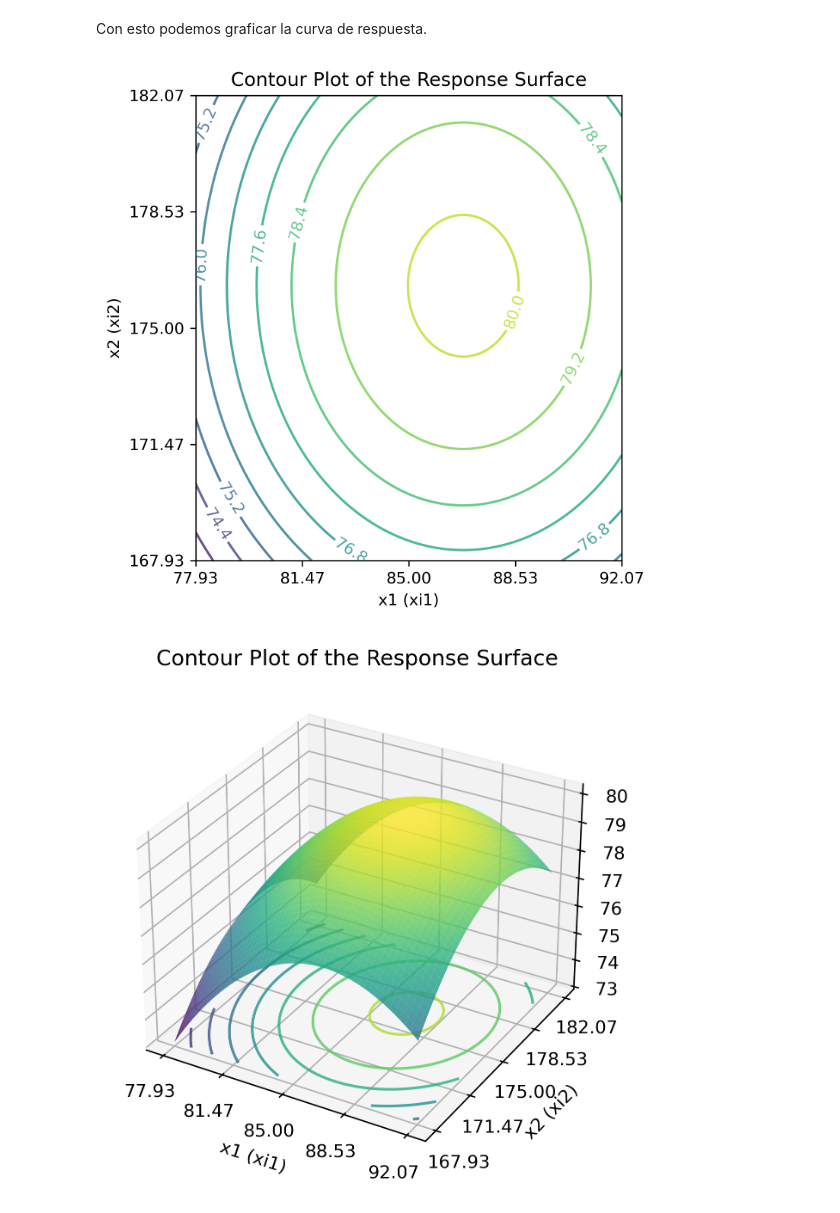
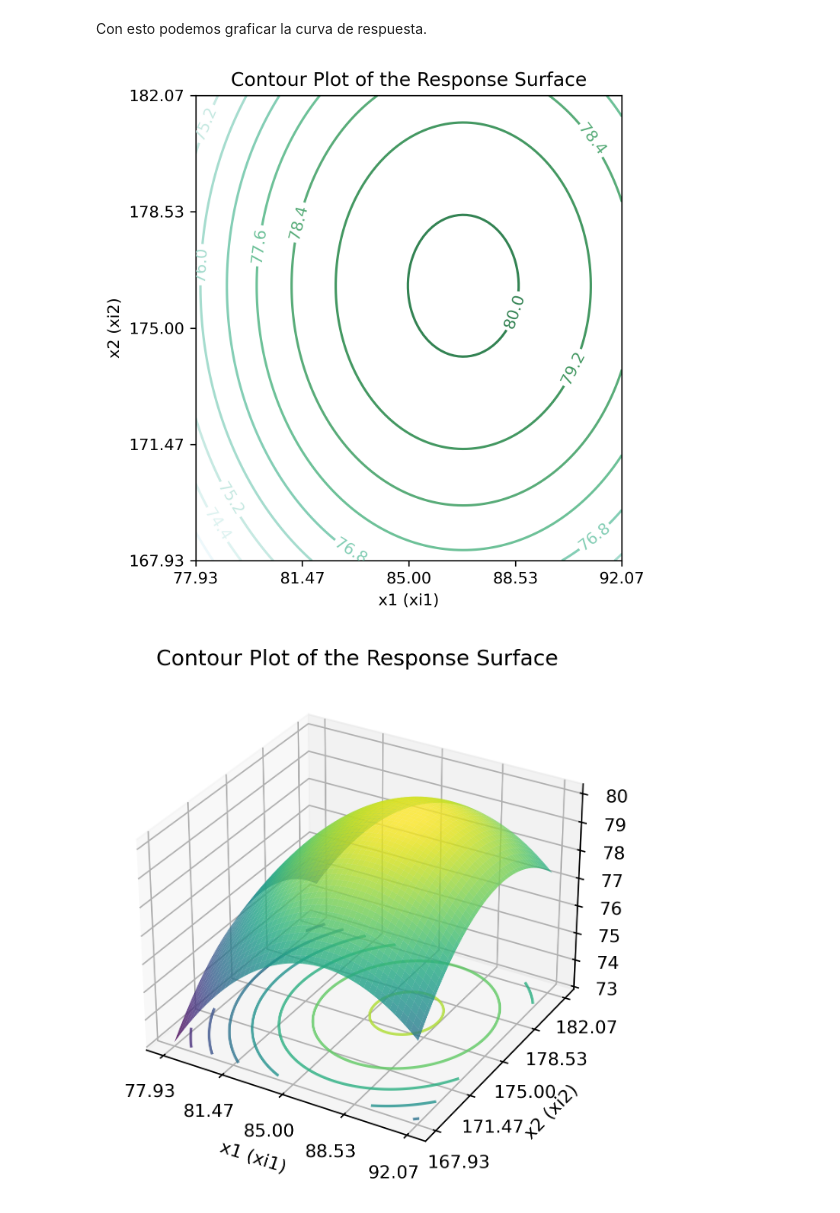
Before and after one commit to SysBioengLab/IIQ3402-Statistical-Design, a Jupyter notebook: Ayudantias/Ayudantia11_SuperficieDeRespuesta.ipynb, the cells around one changed output. Drawn from its saved outputs; the diff is of its cells as text; code cells hidden in the pictures.

```diff
--- a/Ayudantias/Ayudantia11_SuperficieDeRespuesta.ipynb
+++ b/Ayudantias/Ayudantia11_SuperficieDeRespuesta.ipynb
@@ -312,35 +312,35 @@ codes = {
 codification_names = {
     'x1': 'xi1',
     'x2': 'xi2',
 }
 # Generamos el modelo
 
 
 model_res = ols('y ~ x1 + x2 + np.power(x1, 2) + np.power(x2,2)', data = df_respuesta).fit()
 
 fig, ax = plt.subplots(1 ,figsize = (5, 5), dpi = 300)
 
 # Graficamos
 
 X, Y = np.meshgrid(np.linspace(df_respuesta['x1'].min(), df_respuesta['x1'].max(), 100),
                      np.linspace(df_respuesta['x2'].min(), df_respuesta['x2'].max(), 100))
 Z = model_res.predict(exog = pd.DataFrame({'x1': X.ravel(), 'x2': Y.ravel()})).values.reshape(X.shape)
 
-cs = ax.contour(X, Y, Z, levels=10, cmap='viridis', alpha=0.8)
+cs = ax.contour(X, Y, Z, levels=10, cmap='BuGn', alpha=0.8)
 ax.clabel(cs, fontsize=10)
 xticks = np.linspace(df_respuesta['x1'].min(), df_respuesta['x1'].max(), 5)
 ax.set_xticks(xticks)
 ax.set_xticklabels([f"{codes['x1'](x):.2f}" for x in xticks])
 yticks = np.linspace(df_respuesta['x2'].min(), df_respuesta['x2'].max(), 5)
 ax.set_yticks(yticks)
 ax.set_yticklabels([f"{codes['x2'](y):.2f}" for y in yticks])
 ax.set_xlabel('x1 (xi1)')
 ax.set_ylabel('x2 (xi2)')
 ax.set_title('Contour Plot of the Response Surface')
 plt.tight_layout()
 plt.show()
 # %% [output]
-[figure, old version]
+[figure, new version]
 # %%
 ### Curva de respuesta
 # Para el modelo de CO
```
Also changed, not shown: parts of 4 cells of this notebook, 4 other files.
